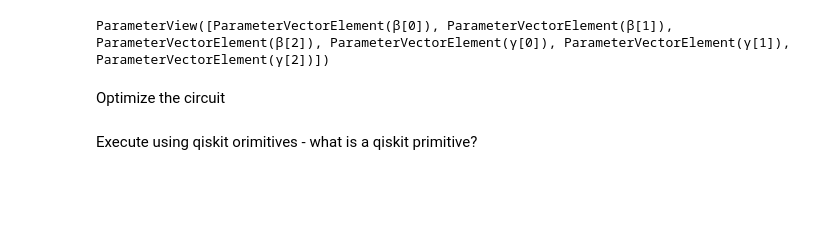
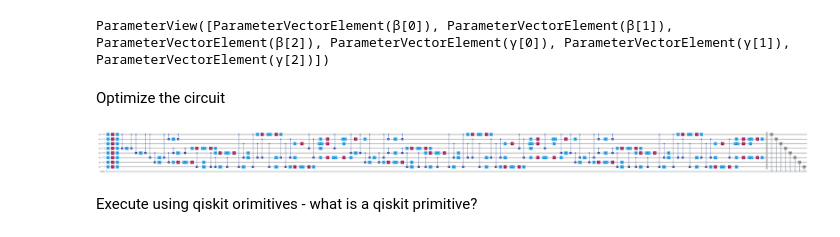
Before and after one commit to Smeidir/QAOA, a Jupyter notebook: MaxCutQaoa.ipynb, the cells around one changed output. Drawn from its saved outputs; the diff is of its cells as text; code cells hidden in the pictures; blank space fills up the shorter version.

```diff
--- a/MaxCutQaoa.ipynb
+++ b/MaxCutQaoa.ipynb
@@ -97,15 +96,17 @@ Optimize the circuit
 # %%
 from qiskit_ibm_runtime import fake_provider
 from qiskit.providers.fake_provider import GenericBackendV2
 from qiskit.transpiler.preset_passmanagers import generate_preset_pass_manager
 
 backend = GenericBackendV2(num_qubits=num_qubits)
 
-pm = generate_preset_pass_manager(optimization_level=2,backend=backend)
+pm = generate_preset_pass_manager(optimization_level=0,backend=backend)
 
 candidate_circuit = pm.run(circuit)
 
-#candidate_circuit.draw('mpl', fold=False, idle_wires=False)
+candidate_circuit.draw('mpl', fold=False, idle_wires=False)
+# %% [output]
+[figure, added]
 # %% [markdown]
 Execute using qiskit orimitives - what is a qiskit primitive?
 # %%
```
Also changed, not shown: parts of 19 cells of this notebook, 6 other files.
